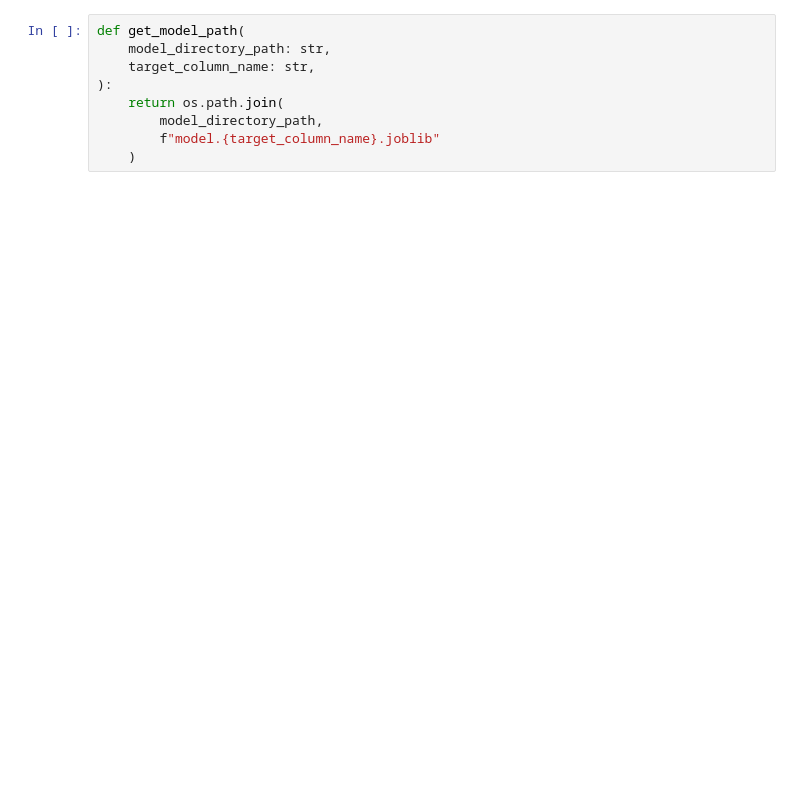
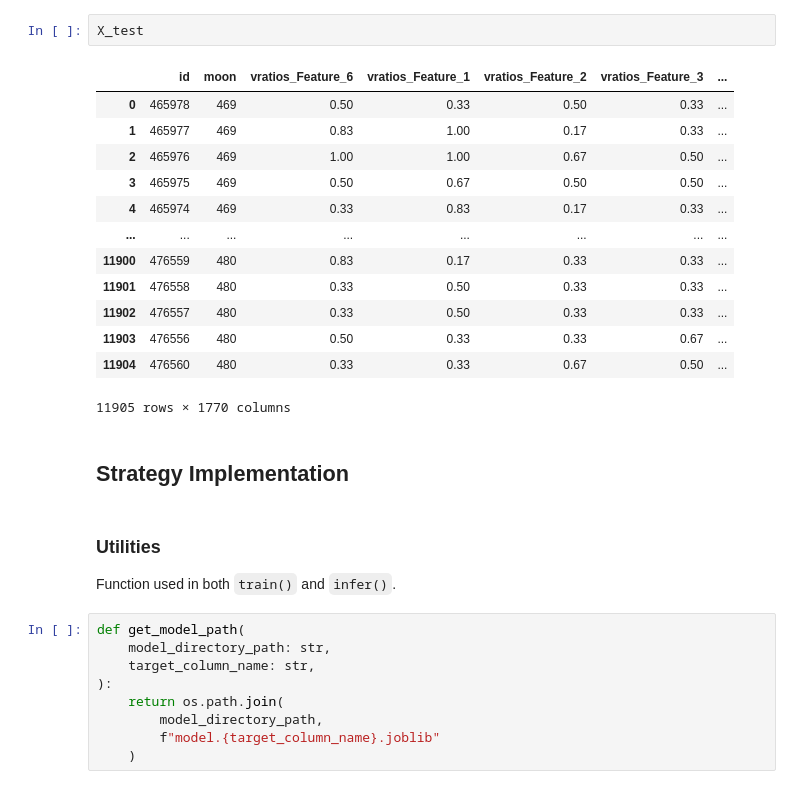
Before and after one commit to crunchdao/competitions, a Jupyter notebook: competitions/datacrunch/quickstarters/quickstarter/quickstarter.ipynb, the cells around one changed output. Drawn from its saved outputs; the diff is of its cells as text; blank space fills up the shorter version.

```diff
--- a/competitions/datacrunch/quickstarters/quickstarter/quickstarter.ipynb
+++ b/competitions/datacrunch/quickstarters/quickstarter/quickstarter.ipynb
@@ -92,3 +136,25 @@ This function will be called in a frequency that is defined by your `training fr
+# %%
+X_test
+# %% [output]
+|  | id | moon | vratios_Feature_6 | vratios_Feature_1 | vratios_Feature_2 | vratios_Feature_3 | ... |
+| 0 | 465978 | 469 | 0.50 | 0.33 | 0.50 | 0.33 | ... |
+| 1 | 465977 | 469 | 0.83 | 1.00 | 0.17 | 0.33 | ... |
+| 2 | 465976 | 469 | 1.00 | 1.00 | 0.67 | 0.50 | ... |
+| 3 | 465975 | 469 | 0.50 | 0.67 | 0.50 | 0.50 | ... |
+| 4 | 465974 | 469 | 0.33 | 0.83 | 0.17 | 0.33 | ... |
+| ... | ... | ... | ... | ... | ... | ... | ... |
+| 11900 | 476559 | 480 | 0.83 | 0.17 | 0.33 | 0.33 | ... |
+| 11901 | 476558 | 480 | 0.33 | 0.50 | 0.33 | 0.33 | ... |
+| 11902 | 476557 | 480 | 0.33 | 0.50 | 0.33 | 0.33 | ... |
+| 11903 | 476556 | 480 | 0.50 | 0.33 | 0.33 | 0.67 | ... |
+| 11904 | 476560 | 480 | 0.33 | 0.33 | 0.67 | 0.50 | ... |
+11905 rows × 1770 columns
+# %% [markdown]
+## Strategy Implementation
+# %% [markdown]
+### Utilities
+
+Function used in both `train()` and `infer()`.
 # %%
 def get_model_path(
     model_directory_path: str,
```
Also changed, not shown: parts of 38 cells of this notebook.
